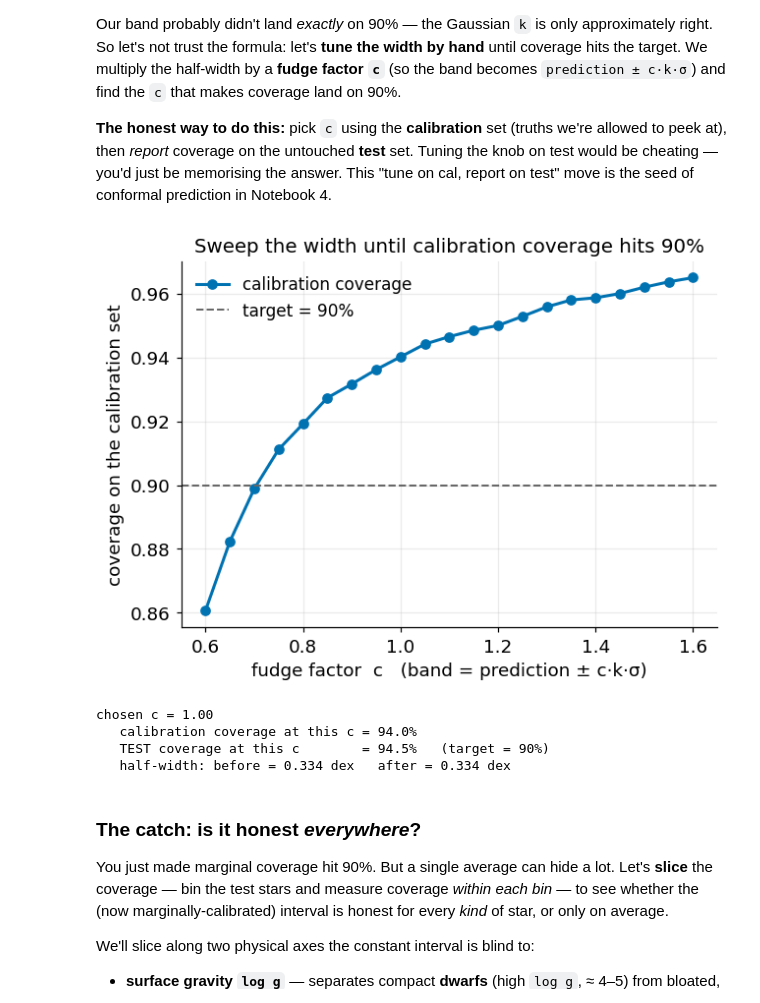
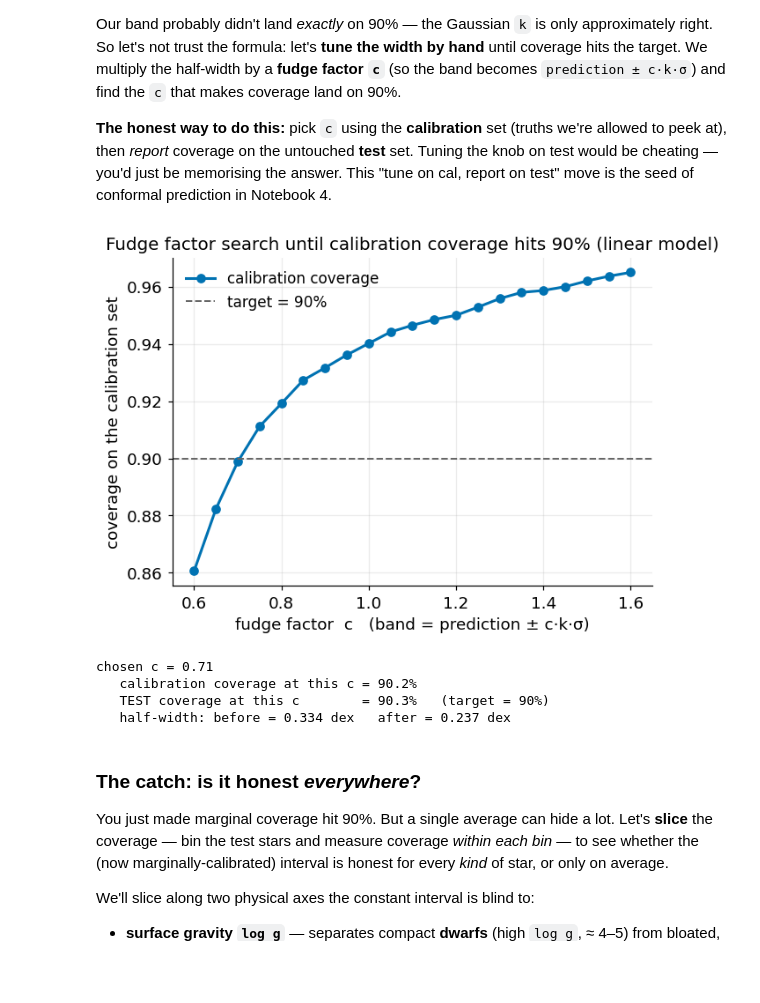
Before and after one commit to spy772/utssrp-2026, a Jupyter notebook: 03_uncertainty_common.ipynb, the cells around one changed output. Cells and saved outputs as stored; diff of their text form; code cells hidden in the pictures; blank space fills up the shorter version.

```diff
--- a/03_uncertainty_common.ipynb
+++ b/03_uncertainty_common.ipynb
@@ -780,38 +780,39 @@ prediction in Notebook 4.
 # %%
 # Sweep the fudge factor c on the CALIBRATION set, then read coverage on test.
 y_cal_pred = base["y_cal_pred"]; y_cal_true = base["y_cal_true"]
 
 c_grid = np.linspace(0.6, 1.6, 21)
 cal_cov = np.array([empirical_coverage(y_cal_true, y_cal_pred - c*k*sigma, y_cal_pred + c*k*sigma)
                     for c in c_grid])
 
 fig, ax = plt.subplots()
 ax.plot(c_grid, cal_cov, "o-", color=COLORS["native"], label="calibration coverage")
 ax.axhline(TARGET_LEVEL, ls="--", color="0.4", lw=1.3, label=f"target = {TARGET_LEVEL:.0%}")
 ax.set_xlabel("fudge factor  c   (band = prediction ± c·k·σ)")
 ax.set_ylabel("coverage on the calibration set")
-ax.set_title("Sweep the width until calibration coverage hits 90%")
+ax.set_title("Fudge factor search until calibration coverage hits 90% (linear model)")
 ax.legend()
+savefig("nb3_plt1_linear_ff_c_val_finding.png")
 plt.show()
 
 # Read off the c where the calibration curve crosses the target line, then set it here:
-c_fudge = 1.0    # <- your turn: change this to the c that lands calibration coverage on 90% (try 0.85)
+c_fudge = 0.71    # <- your turn: change this to the c that lands calibration coverage on 90% (try 0.85)
 
 # Apply the SAME c to the TEST set and check coverage honestly.
 shared_lower_c = y_test_pred - c_fudge * k * sigma
 shared_upper_c = y_test_pred + c_fudge * k * sigma
 cov_shared_c = empirical_coverage(y_test_true, shared_lower_c, shared_upper_c)
 print(f"chosen c = {c_fudge:.2f}")
 print(f"   calibration coverage at this c = "
       f"{empirical_coverage(y_cal_true, y_cal_pred - c_fudge*k*sigma, y_cal_pred + c_fudge*k*sigma):.1%}")
 print(f"   TEST coverage at this c        = {cov_shared_c:.1%}   (target = {TARGET_LEVEL:.0%})")
 print(f"   half-width: before = {k*sigma:.3f} dex   after = {c_fudge*k*sigma:.3f} dex")
 # %% [output]
-[figure, old version]
+[figure, new version]
-chosen c = 1.00
-   calibration coverage at this c = 94.0%
-   TEST coverage at this c        = 94.5%   (target = 90%)
-   half-width: before = 0.334 dex   after = 0.334 dex
+chosen c = 0.71
+   calibration coverage at this c = 90.2%
+   TEST coverage at this c        = 90.3%   (target = 90%)
+   half-width: before = 0.334 dex   after = 0.237 dex
 # %% [markdown]
 ### The catch: is it honest *everywhere*?
 
```
Also changed, not shown: parts of 1 cell of this notebook, 3 other files.
